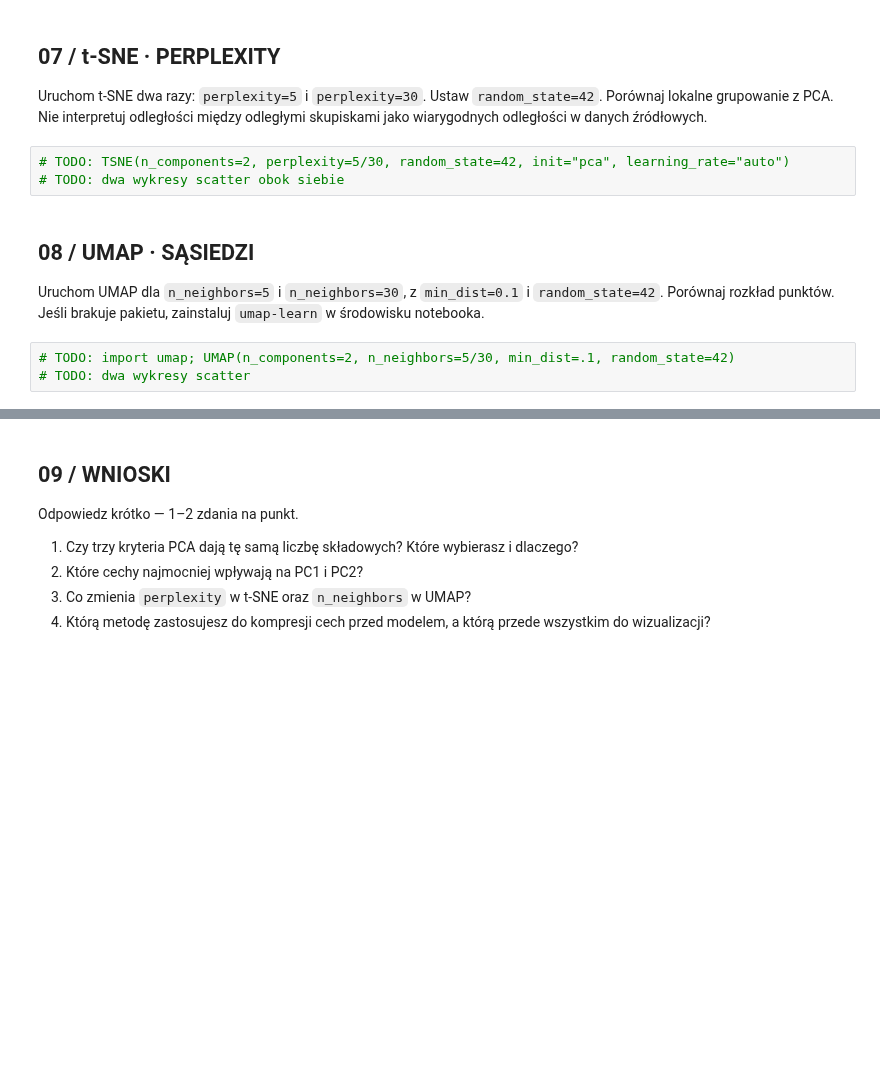
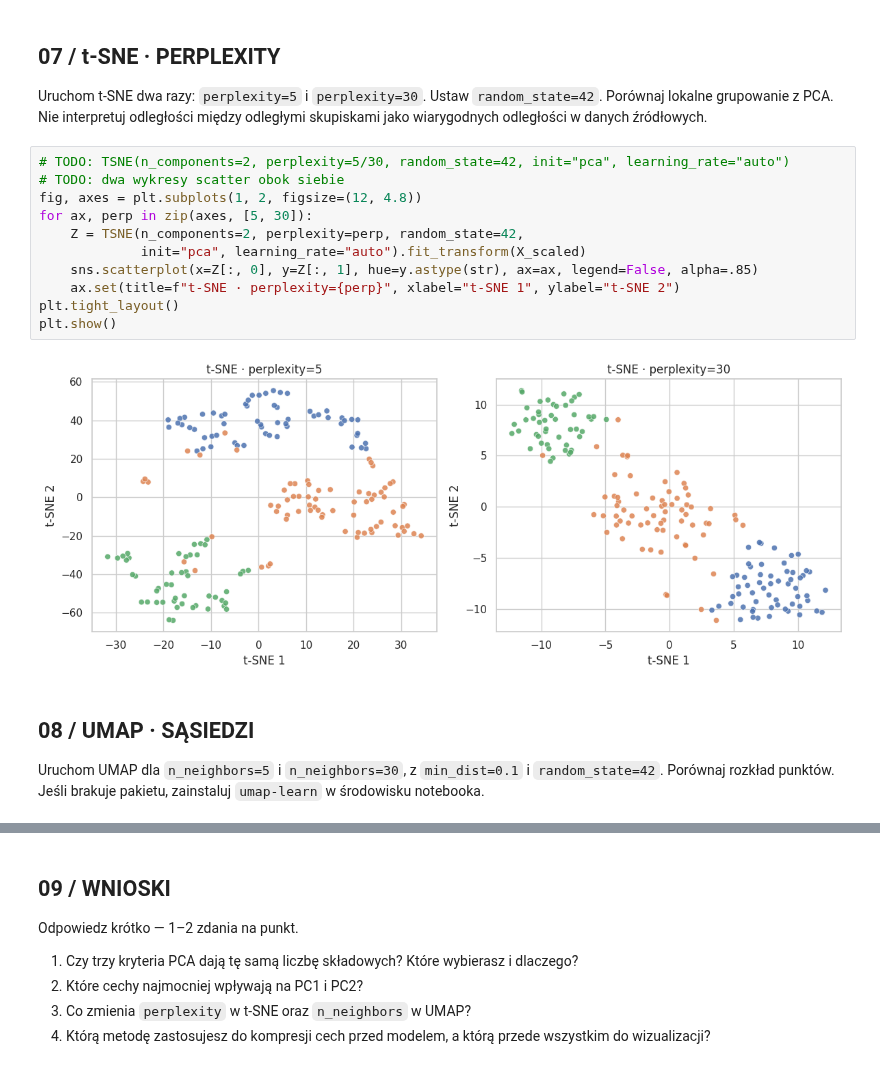
Before and after one commit to DeepDive-UG/BootcampAI_26_27, a Jupyter notebook: Zajecia_2/01_DeepDive_kursanci_wypelnione.ipynb, the cells around one changed output, grey strips where cells are left out. Saved outputs shown, nothing was run; the diff lists cells and outputs as text; blank space fills up the shorter version.

```diff
--- a/Zajecia_2/01_DeepDive_kursanci_wypelnione.ipynb
+++ b/Zajecia_2/01_DeepDive_kursanci_wypelnione.ipynb
@@ -66,13 +219,20 @@ Zredukuj dane do 2D. Wykreśl punkty według klas. Następnie oblicz ładunki (`
 ## 07 / t-SNE · PERPLEXITY
 
 Uruchom t-SNE dwa razy: `perplexity=5` i `perplexity=30`. Ustaw `random_state=42`. Porównaj lokalne grupowanie z PCA. Nie interpretuj odległości między odległymi skupiskami jako wiarygodnych odległości w danych źródłowych.
-# %%
-# TODO: TSNE(n_components=2, perplexity=5/30, random_state=42, init="pca", learning_rate="auto")
-# TODO: dwa wykresy scatter obok siebie
+# %%
+# TODO: TSNE(n_components=2, perplexity=5/30, random_state=42, init="pca", learning_rate="auto")
+# TODO: dwa wykresy scatter obok siebie
+fig, axes = plt.subplots(1, 2, figsize=(12, 4.8))
+for ax, perp in zip(axes, [5, 30]):
+    Z = TSNE(n_components=2, perplexity=perp, random_state=42,
+             init="pca", learning_rate="auto").fit_transform(X_scaled)
+    sns.scatterplot(x=Z[:, 0], y=Z[:, 1], hue=y.astype(str), ax=ax, legend=False, alpha=.85)
+    ax.set(title=f"t-SNE · perplexity={perp}", xlabel="t-SNE 1", ylabel="t-SNE 2")
+plt.tight_layout()
+plt.show()
+# %% [output]
+[figure, added]
 # %% [markdown]
 ## 08 / UMAP · SĄSIEDZI
 
 Uruchom UMAP dla `n_neighbors=5` i `n_neighbors=30`, z `min_dist=0.1` i `random_state=42`. Porównaj rozkład punktów. Jeśli brakuje pakietu, zainstaluj `umap-learn` w środowisku notebooka.
-# %%
-# TODO: import umap; UMAP(n_components=2, n_neighbors=5/30, min_dist=.1, random_state=42)
-# TODO: dwa wykresy scatter
```
Also changed, not shown: parts of 13 cells of this notebook.
